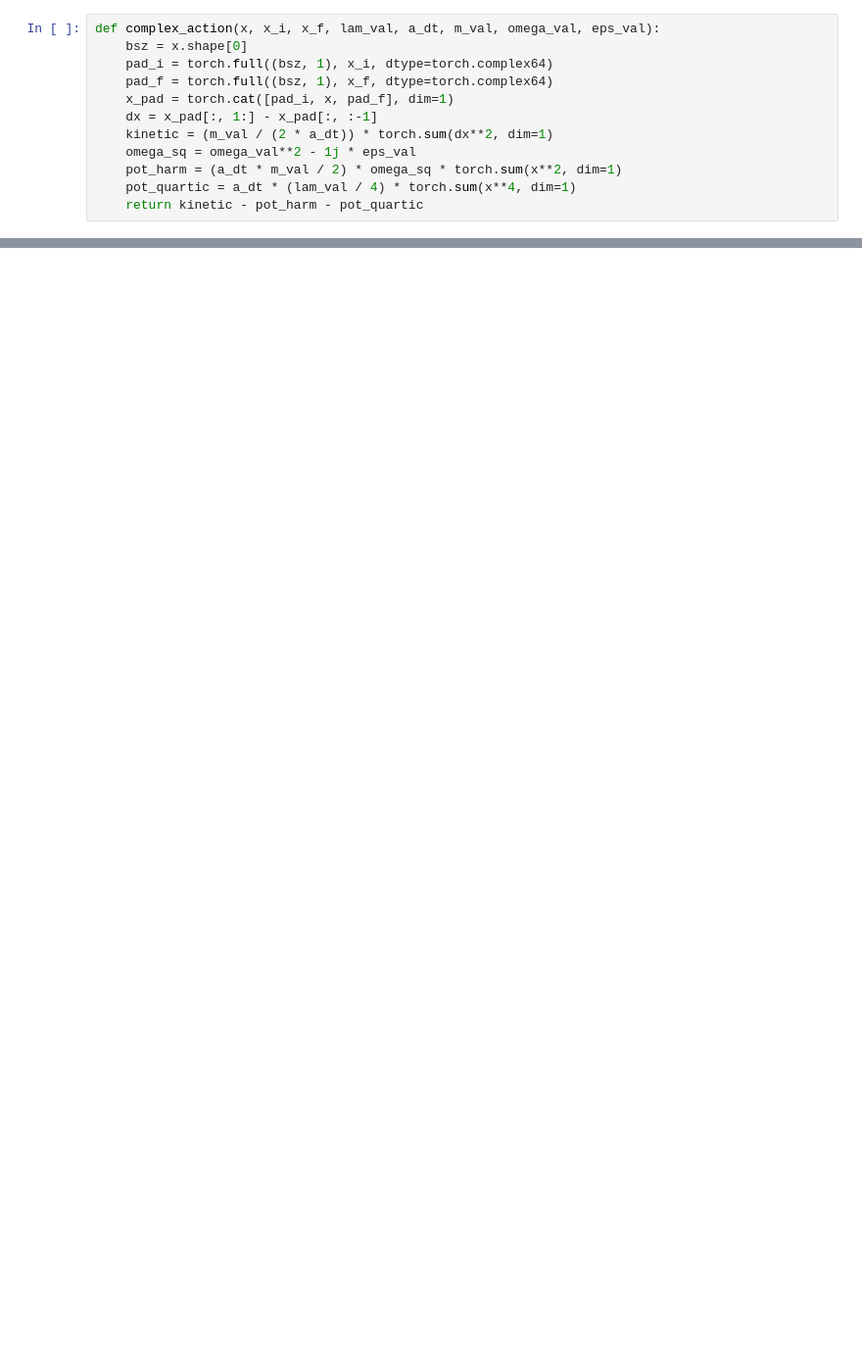
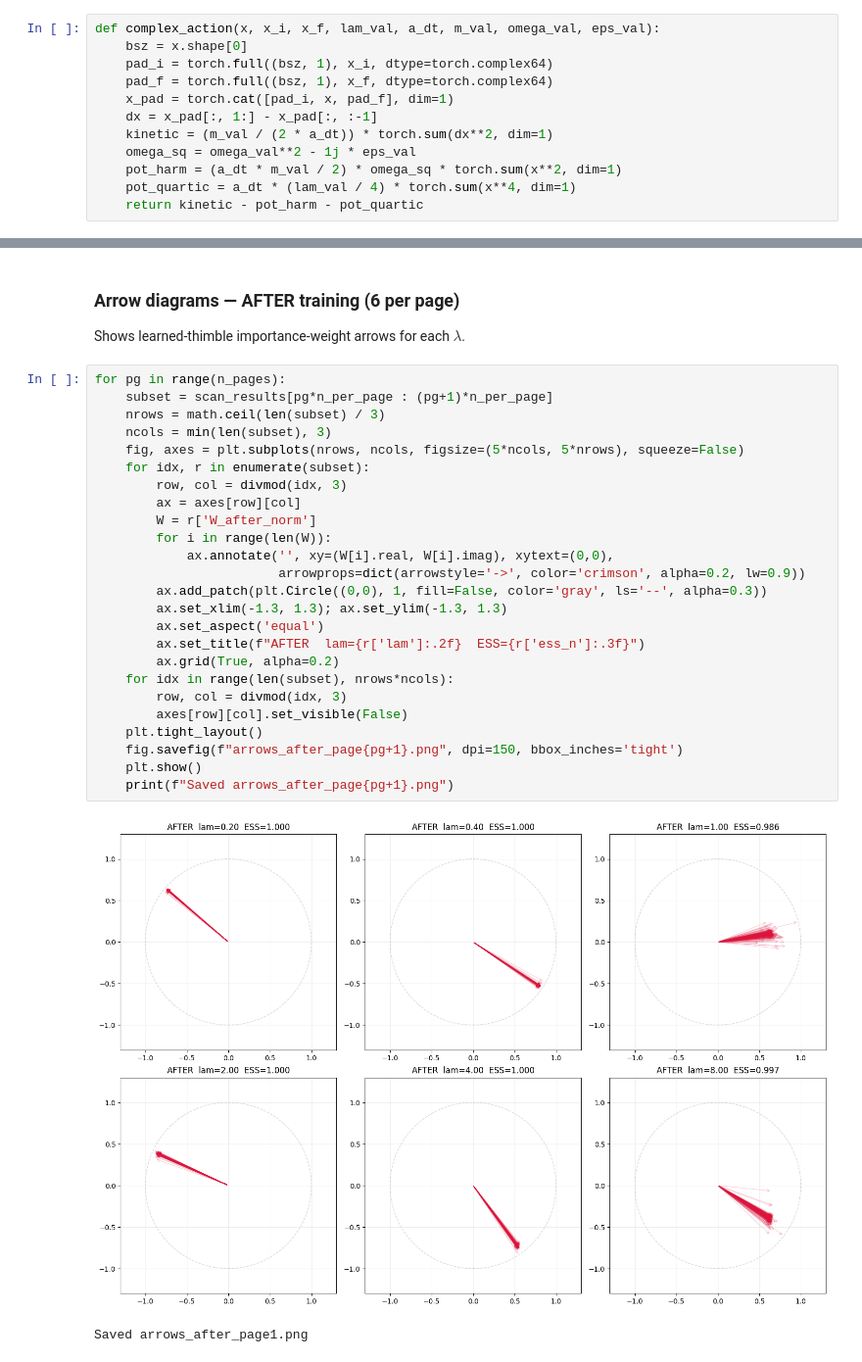
Before and after one commit to TomQuilter/QHO_ML_Discovery, a Jupyter notebook: QHO_Anharmonic_ML_LoopWithNN_StartFinish_0.ipynb, the cells around one changed output, grey strips where cells are left out. Shown at 98% size. Cells and saved outputs as stored; diff of their text form; blank space fills up the shorter version.

```diff
--- a/QHO_Anharmonic_ML_LoopWithNN_StartFinish_0.ipynb
+++ b/QHO_Anharmonic_ML_LoopWithNN_StartFinish_0.ipynb
@@ -640,0 +459,32 @@ SANITY CHECK SUMMARY
+# %% [markdown]
+### Arrow diagrams — AFTER training (6 per page)
+
+Shows learned-thimble importance-weight arrows for each $\lambda$.
+# %%
+for pg in range(n_pages):
+    subset = scan_results[pg*n_per_page : (pg+1)*n_per_page]
+    nrows = math.ceil(len(subset) / 3)
+    ncols = min(len(subset), 3)
+    fig, axes = plt.subplots(nrows, ncols, figsize=(5*ncols, 5*nrows), squeeze=False)
+    for idx, r in enumerate(subset):
+        row, col = divmod(idx, 3)
+        ax = axes[row][col]
+        W = r['W_after_norm']
+        for i in range(len(W)):
+            ax.annotate('', xy=(W[i].real, W[i].imag), xytext=(0,0),
+                        arrowprops=dict(arrowstyle='->', color='crimson', alpha=0.2, lw=0.9))
+        ax.add_patch(plt.Circle((0,0), 1, fill=False, color='gray', ls='--', alpha=0.3))
+        ax.set_xlim(-1.3, 1.3); ax.set_ylim(-1.3, 1.3)
+        ax.set_aspect('equal')
+        ax.set_title(f"AFTER  lam={r['lam']:.2f}  ESS={r['ess_n']:.3f}")
+        ax.grid(True, alpha=0.2)
+    for idx in range(len(subset), nrows*ncols):
+        row, col = divmod(idx, 3)
+        axes[row][col].set_visible(False)
+    plt.tight_layout()
+    fig.savefig(f"arrows_after_page{pg+1}.png", dpi=150, bbox_inches='tight')
+    plt.show()
+    print(f"Saved arrows_after_page{pg+1}.png")
+# %% [output]
+[figure, added]
+Saved arrows_after_page1.png
```
Also changed, not shown: parts of 48 cells of this notebook, 14 other files.
